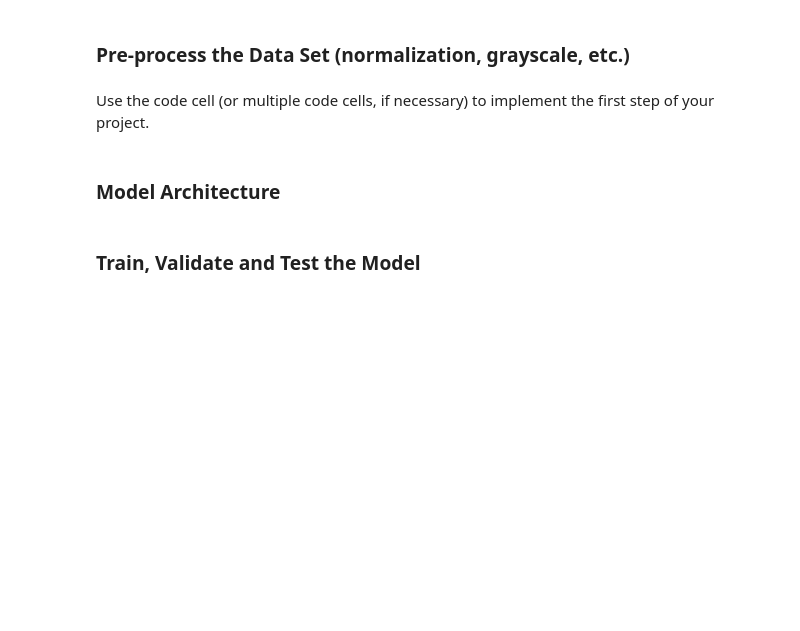
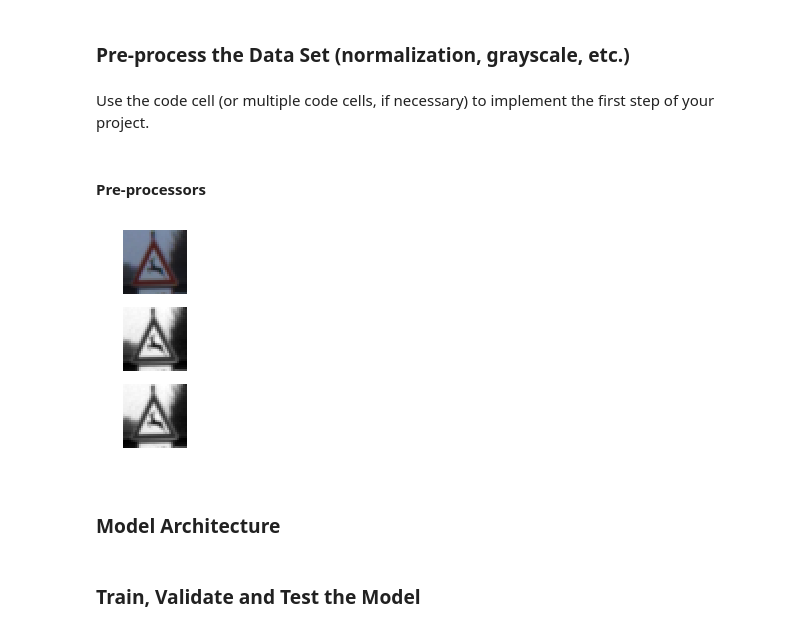
Before and after one commit to AryanJ-NYC/CarND-Traffic-Sign-Classifier-Project, a Jupyter notebook: Traffic_Sign_Classifier.ipynb, the cells around one changed output. Saved outputs shown, nothing was run; the diff lists cells and outputs as text; code cells hidden in the pictures; blank space fills up the shorter version.

Commit message:
Add image grayscaling and normalization

```diff
--- a/Traffic_Sign_Classifier.ipynb
+++ b/Traffic_Sign_Classifier.ipynb
@@ -143,3 +140,41 @@ Use the code cell (or multiple code cells, if necessary) to implement the first
+# %% [markdown]
+#### Pre-processors
+# %%
+import cv2
+
+def grayscale(img):
+    return cv2.cvtColor(img, cv2.COLOR_RGB2GRAY)
+
+def normalize(img, norm_type=cv2.NORM_L2):
+    normalized_image = img.copy()
+    cv2.normalize(img, normalized_image, norm_type=norm_type, dtype=cv2.CV_32F)
+    return normalized_image
+# %%
+### Preprocess the data here. Preprocessing steps could include normalization, converting to grayscale, etc.
+
+# grayscale images
+X_train_grayscale = []
+for image in X_train:
+    gray_image = grayscale(image)
+    X_train_grayscale.append(gray_image)
+
+# normalize images
+X_train_gray_normalized = []
+for image in X_train_grayscale:
+    normal_image = normalize(image)
+    X_train_gray_normalized.append(normal_image)
+
+fig, axarr = plt.subplots(3)
+axarr[0].imshow(X_train[432])
+axarr[0].axis('off')
+axarr[1].imshow(X_train_grayscale[432], cmap='gray')
+axarr[1].axis('off')
+axarr[2].imshow(X_train_gray_normalized[432], cmap='gray')
+axarr[2].axis('off')
+
+plt.show()
+# %% [output]
+[figure, added]
 # %% [markdown]
 ### Model Architecture
 # %%
```
Also changed, not shown: parts of 2 cells of this notebook.
